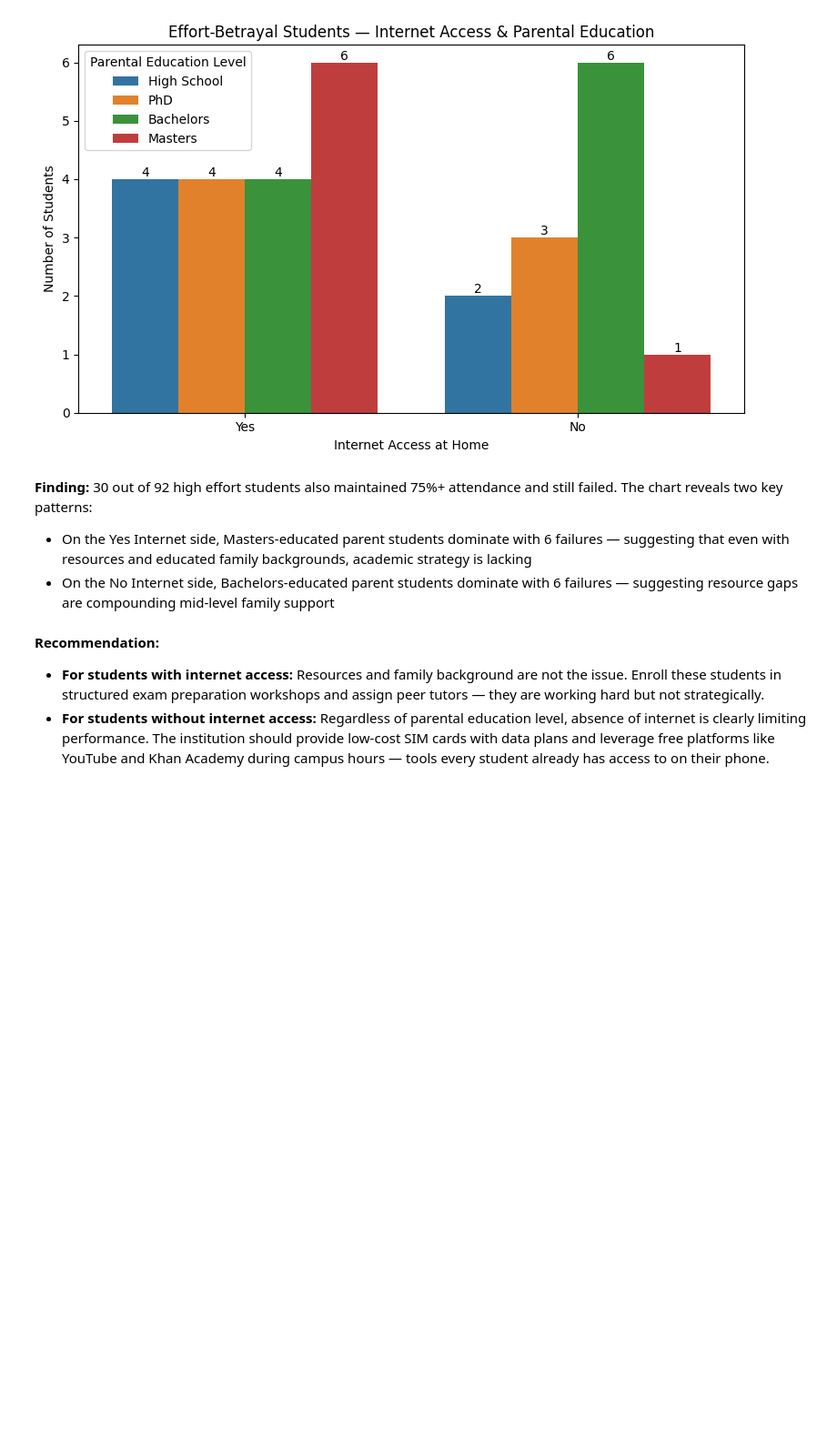
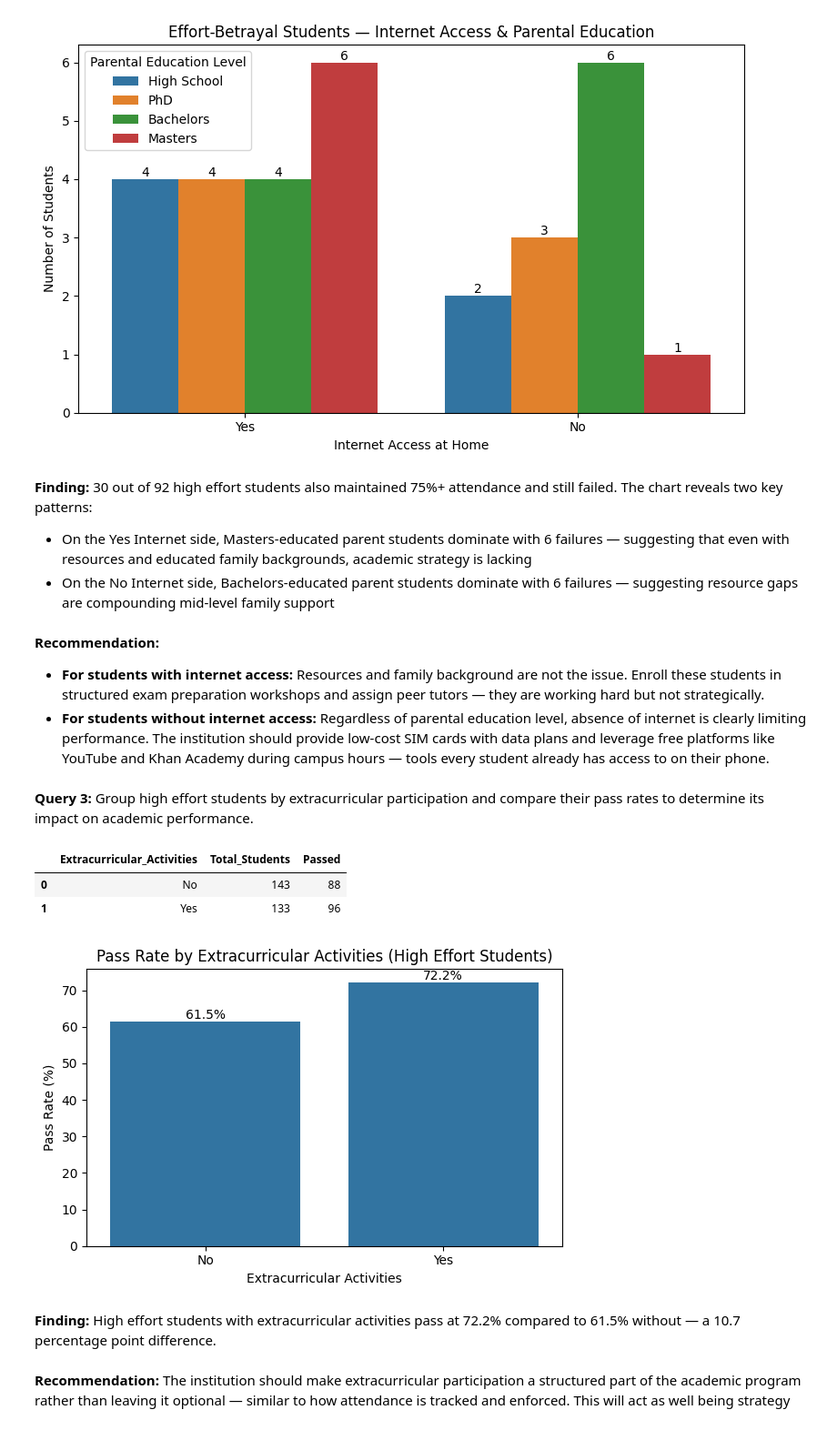
Before and after one commit to Heramb01/SC_CapstoneProject, a Jupyter notebook: Room_4_Student_Performance (1).ipynb, the cells around one changed output. Shown at 91% size. Drawn from its saved outputs; the diff is of its cells as text; code cells hidden in the pictures; blank space fills up the shorter version.

Commit message:
"Added Query 3 - Extracurricular Impact on High Effort Students"

```diff
--- a/Room_4_Student_Performance (1).ipynb
+++ b/Room_4_Student_Performance (1).ipynb
@@ -1243,3 +1243,41 @@ The chart reveals two key patterns:
 **Recommendation:**
 * **For students with internet access:** Resources and family background are not the issue. Enroll these students in structured exam preparation workshops and assign peer tutors — they are working hard but not strategically.
 * **For students without internet access:** Regardless of parental education level, absence of internet is clearly limiting performance. The institution should provide low-cost SIM cards with data plans and leverage free platforms like YouTube and Khan Academy during campus hours — tools every student already has access to on their phone.
+# %% [markdown]
+**Query 3:** Group high effort students by extracurricular participation and compare their pass rates to determine its impact on academic performance.
+# %%
+extra_curricular = """
+SELECT
+    Extracurricular_Activities,
+    COUNT(Student_ID) AS Total_Students,
+    SUM(CASE WHEN Pass_Fail = 'Pass' THEN 1 ELSE 0 END) AS Passed
+FROM students
+WHERE Study_Hours_per_Week BETWEEN 31 AND 39
+GROUP BY Extracurricular_Activities
+"""
+
+result_ec = pd.read_sql_query(extra_curricular, conn)
+result_ec
+# %% [output]
+|  | Extracurricular_Activities | Total_Students | Passed |
+| 0 | No | 143 | 88 |
+| 1 | Yes | 133 | 96 |
+# %%
+result_ec['Pass_Rate'] = (result_ec['Passed'] / result_ec['Total_Students']) * 100
+
+plt.figure(figsize=(6, 4))
+ax = sns.barplot(data=result_ec, x='Extracurricular_Activities', y='Pass_Rate')
+plt.title('Pass Rate by Extracurricular Activities (High Effort Students)')
+plt.xlabel('Extracurricular Activities')
+plt.ylabel('Pass Rate (%)')
+for container in ax.containers:
+    ax.bar_label(container, fmt='%.1f%%')
+plt.tight_layout()
+plt.show()
+# %% [output]
+[figure, added]
+# %% [markdown]
+**Finding:**
+High effort students with extracurricular activities pass at 72.2% compared to 61.5% without — a 10.7 percentage point difference.
+# %% [markdown]
+**Recommendation:** The institution should make extracurricular participation a structured part of the academic program rather than leaving it optional — similar to how attendance is tracked and enforced. This will act as well being strategy
```
